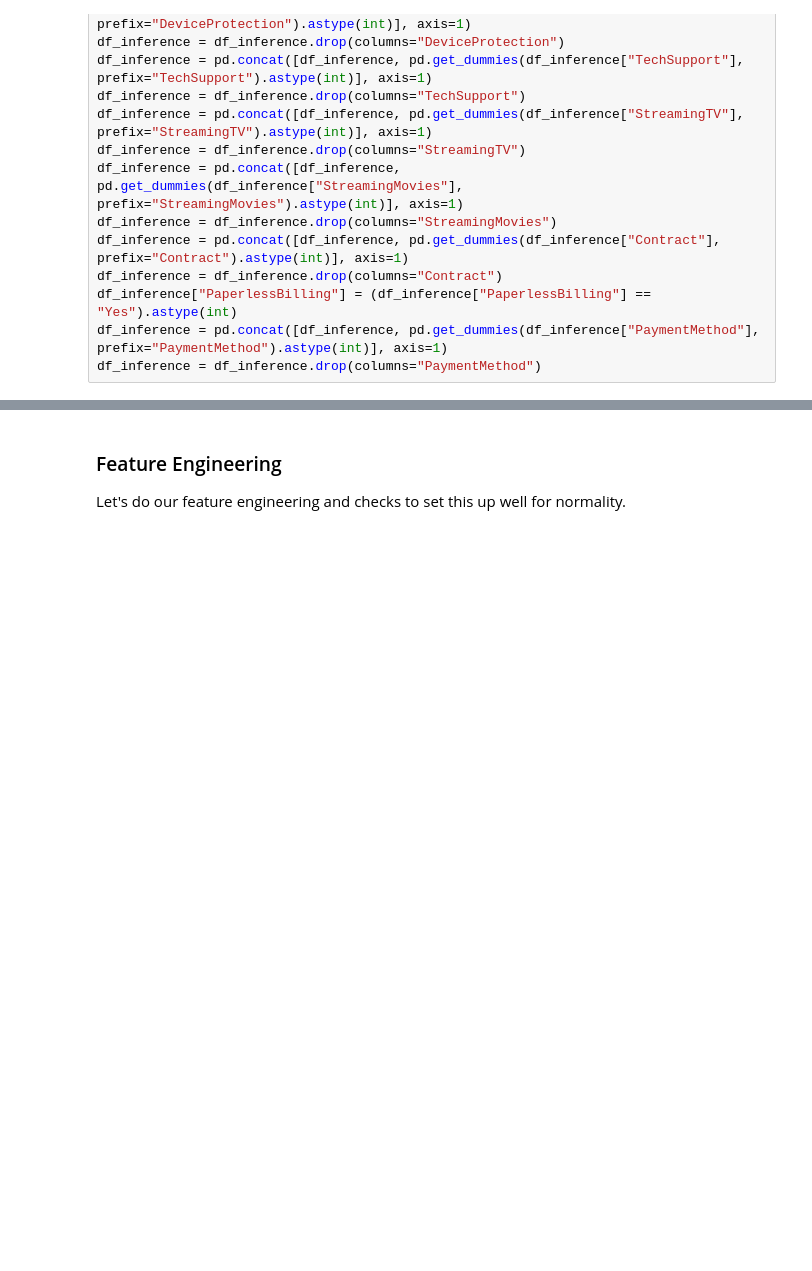
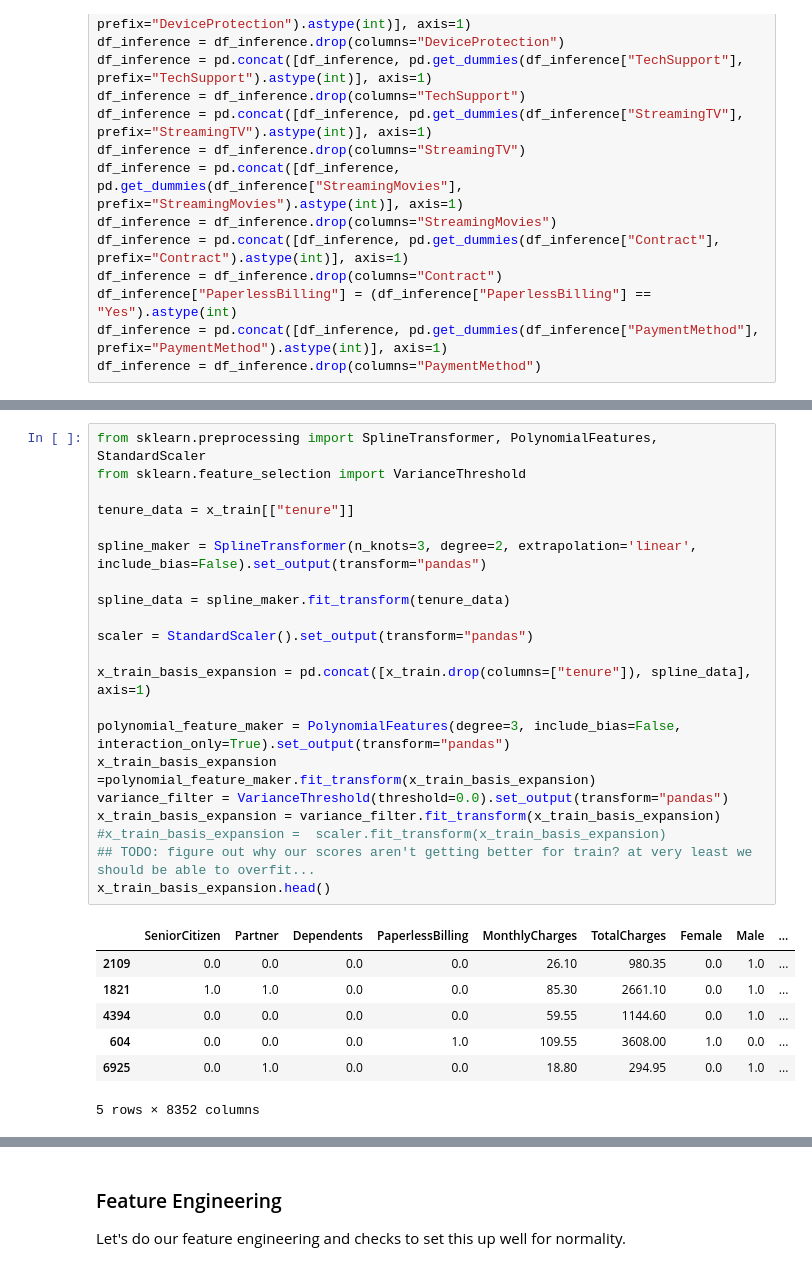
Before and after one commit to angelusualle/machine-learning, a Jupyter notebook: classification/linear-decision-boundaries/discriminative/logistic/logistic_regression.ipynb, the cells around one changed output, grey strips where cells are left out. Drawn from its saved outputs; the diff is of its cells as text; blank space fills up the shorter version.

```diff
--- a/classification/linear-decision-boundaries/discriminative/logistic/logistic_regression.ipynb
+++ b/classification/linear-decision-boundaries/discriminative/logistic/logistic_regression.ipynb
@@ -2719,0 +2720,29 @@ Accuracy is slightly better than baseline guessing the major class (6% higher ac
+# %%
+from sklearn.preprocessing import SplineTransformer, PolynomialFeatures, StandardScaler
+from sklearn.feature_selection import VarianceThreshold
+
+tenure_data = x_train[["tenure"]]
+
+spline_maker = SplineTransformer(n_knots=3, degree=2, extrapolation='linear', include_bias=False).set_output(transform="pandas")
+
+spline_data = spline_maker.fit_transform(tenure_data)
+
+scaler = StandardScaler().set_output(transform="pandas")
+
+x_train_basis_expansion = pd.concat([x_train.drop(columns=["tenure"]), spline_data], axis=1)
+
+polynomial_feature_maker = PolynomialFeatures(degree=3, include_bias=False, interaction_only=True).set_output(transform="pandas")
+x_train_basis_expansion =polynomial_feature_maker.fit_transform(x_train_basis_expansion)
+variance_filter = VarianceThreshold(threshold=0.0).set_output(transform="pandas")
+x_train_basis_expansion = variance_filter.fit_transform(x_train_basis_expansion)
+#x_train_basis_expansion =  scaler.fit_transform(x_train_basis_expansion)
+## TODO: figure out why our scores aren't getting better for train? at very least we should be able to overfit...
+x_train_basis_expansion.head()
+# %% [output]
+|  | SeniorCitizen | Partner | Dependents | PaperlessBilling | MonthlyCharges | TotalCharges | Female | Male | ... |
+| 2109 | 0.0 | 0.0 | 0.0 | 0.0 | 26.10 | 980.35 | 0.0 | 1.0 | ... |
+| 1821 | 1.0 | 1.0 | 0.0 | 0.0 | 85.30 | 2661.10 | 0.0 | 1.0 | ... |
+| 4394 | 0.0 | 0.0 | 0.0 | 0.0 | 59.55 | 1144.60 | 0.0 | 1.0 | ... |
+| 604 | 0.0 | 0.0 | 0.0 | 1.0 | 109.55 | 3608.00 | 1.0 | 0.0 | ... |
+| 6925 | 0.0 | 1.0 | 0.0 | 0.0 | 18.80 | 294.95 | 0.0 | 1.0 | ... |
+5 rows × 8352 columns
```
Also changed, not shown: parts of 8 cells of this notebook.
